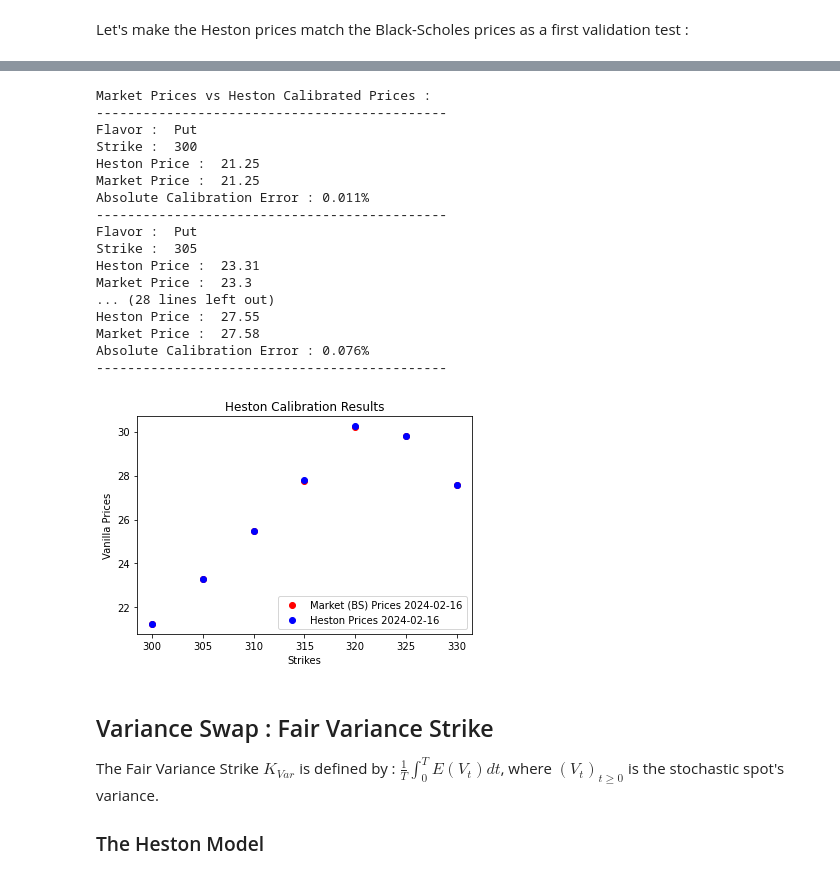
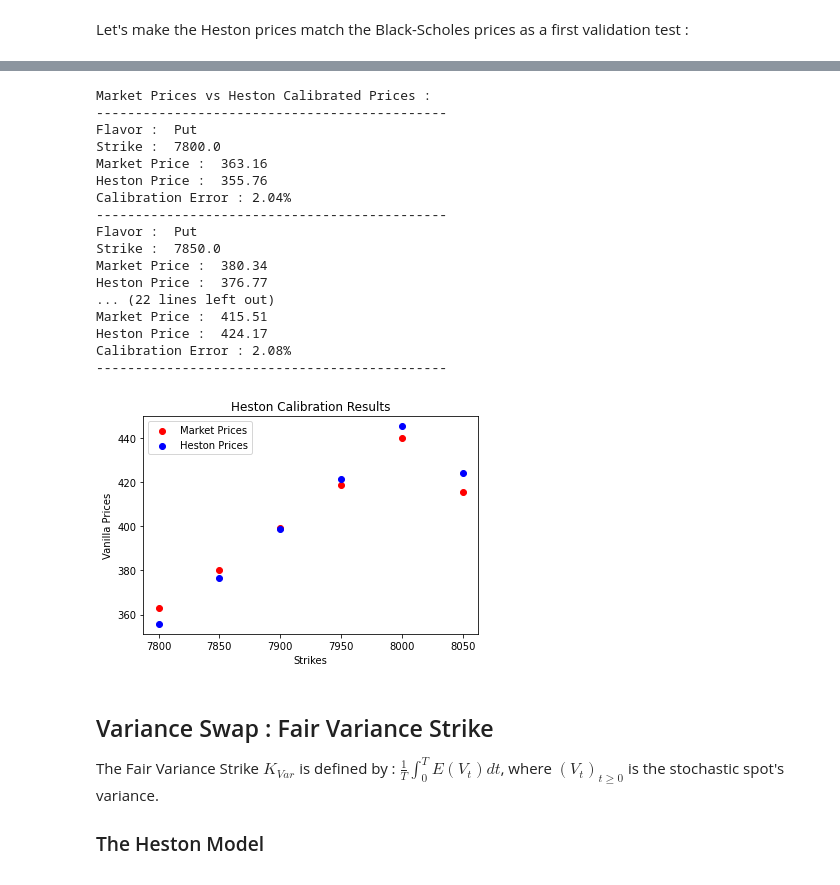
Before and after one commit to Idriss-Afra/Heston-Stochastic-Volatility-Model, a Jupyter notebook: Heston Stochastic Volatility Model.ipynb, the cells around one changed output, grey strips where cells are left out. Drawn from its saved outputs; the diff is of its cells as text; code cells hidden in the pictures.

Commit message:
Heston Model (1993)

```diff
--- a/Heston Stochastic Volatility Model.ipynb
+++ b/Heston Stochastic Volatility Model.ipynb
@@ -203,7 +204,7 @@ Let's make the Heston prices match the Black-Scholes prices as a first validatio
 # %%
 from scipy.stats import norm
 
-def black_scholes(flavor, K, T, S, r, vol, q=0) :
+def bs_price(flavor, K, T, S, r, vol, q=0) :
     """
     The Black-Scholes price.
     """
@@ -214,13 +215,13 @@ def black_scholes(flavor, K, T, S, r, vol, q=0) :
     return phi * (S * math.exp(-q * T) * norm.cdf(phi * d1) - K * math.exp(-r * T) * norm.cdf(phi * d2))
 
 # Degenerated Test
-S, K, T, r, sigma = 100, 90, 1, 0.015, 0.2
-print("The test case : Call option with Spot={}, K={}, T={}, r={}, and vol={}".format(S, K, T, r, sigma))
+S0, K, T, r, q, sigma = 100, 90, 1, 0.015, 0.005, 0.2
+print("The test case : Put option with Spot={}, K={}, T={}, r={}, q={}, and vol={}".format(S0, K, T, r, q, sigma))
 print("To match Heston and Black models, we set the following parameter values : ")
 params = {"Kappa" : 0, "Theta" : round(sigma**2, 2), "Initial Variance" : round(sigma**2, 2),
           "Correlation" : 0, "Volatility Of Volatility" : 0.000001}
 print(params)
 print("-----------------------------------------------------------------------------------------------------------")
-print("The Heston price : {:.6f}".format(heston_vanilla(params, 100, 90, 1, 0.015, "Call")))
-print("The Black price : {:.6f}".format(black_scholes("Call", 90, 1, 100, 0.015, 0.2)))
+print("The Heston price : {:.6f}".format(heston_vanilla(params, S0, K, T, r, "Put", q)))
+print("The Black price : {:.6f}".format(bs_price("Put", K, T, S0, r, sigma, q)))
 # %% [output]
@@ -325,15 +375,16 @@ import timeit
 print("Heston Calibration : ")
 print("-----------------------------------------------------")
 start = timeit.default_timer()
-parameters = heston_calibration(S0, zc_rate, T, market_strikes, market_flavors, weights, market_prices)
+parameters = heston_calibration(S0, zc_rate, T, filtered_strikes, filtered_flavors, weights, filtered_prices, zc_div)
 stop = timeit.default_timer()
 print("-----------------------------------------------------")
 print("End of calibration after : {:.2f}s".format(stop - start))
 print("-----------------------------------------------------")
-print("Results :")
-params = {"Kappa" : parameters[2], "Theta" : parameters[1], "Initial Variance" : parameters[0],
+print("Calibration Results :")
+params = {"Initial Variance" : parameters[0], "Theta" : parameters[1], "Kappa" : parameters[2],
           "Volatility Of Volatility" : parameters[3], "Correlation" : parameters[4]}
-params
+for key in params.keys():
+    print("Calibrated {} : {:.2f}%".format(key, 100 * params[key]))
 # %% [output]
 Heston Calibration :
 -----------------------------------------------------
@@ -354,47 +408,47 @@ Results :
 # %%
 import matplotlib.pyplot as plt
 
 print("Market Prices vs Heston Calibrated Prices :")
 print("---------------------------------------------")
 
 heston_prices = []
-for j in range(len(market_strikes)) :
-    heston_price = heston_vanilla(params, S0, market_strikes[j], T, zc_rate, market_flavors[j])
+for j in range(len(filtered_strikes)) :
+    heston_price = heston_vanilla(params, S0, filtered_strikes[j], T, zc_rate, filtered_flavors[j], zc_div)
     heston_prices.append(heston_price)
-    market_price = market_prices[j]
-    print("Flavor : ", market_flavors[j])
-    print("Strike : ", market_strikes[j])
+    market_price = filtered_prices[j]
+    print("Flavor : ", filtered_flavors[j])
+    print("Strike : ", filtered_strikes[j])
+    print("Market Price : ", round(market_price, 2))
     print("Heston Price : ", round(heston_price, 2))
-    print("Market Price : ", round(market_price, 2))
-    print("Absolute Calibration Error : " + str(round(100 * abs(heston_price / market_price - 1), 3)) + "%")
+    print("Calibration Error : {:.2f}%".format(100 * abs(heston_price / market_price -1)))
     print("---------------------------------------------")
 
 plt.title("Heston Calibration Results")
 plt.ylabel("Vanilla Prices")
 plt.xlabel("Strikes")
-plt.scatter(market_strikes, market_prices, color="red", label="Market (BS) Prices " + str(market_tenor))
-plt.scatter(market_strikes, heston_prices, color="blue", label="Heston Prices " + str(market_tenor))
-plt.legend(loc="lower right")
+plt.scatter(filtered_strikes, filtered_prices, color="red", label="Market Prices")
+plt.scatter(filtered_strikes, heston_prices, color="blue", label="Heston Prices")
+plt.legend(loc="upper left")
 plt.show()
 # %% [output]
 Market Prices vs Heston Calibrated Prices :
 ---------------------------------------------
 Flavor :  Put
-Strike :  300
-Heston Price :  21.25
-Market Price :  21.25
-Absolute Calibration Error : 0.011%
+Strike :  7800.0
+Market Price :  363.16
+Heston Price :  355.76
+Calibration Error : 2.04%
 ---------------------------------------------
 Flavor :  Put
-Strike :  305
-Heston Price :  23.31
-Market Price :  23.3
-... (28 lines left out)
-Heston Price :  27.55
-Market Price :  27.58
-Absolute Calibration Error : 0.076%
+Strike :  7850.0
+Market Price :  380.34
+Heston Price :  376.77
+... (22 lines left out)
+Market Price :  415.51
+Heston Price :  424.17
+Calibration Error : 2.08%
 ---------------------------------------------
-[figure, old version]
+[figure, new version]
 # %% [markdown]
 ## Variance Swap : Fair Variance Strike
 
```
Also changed, not shown: parts of 19 cells of this notebook.
